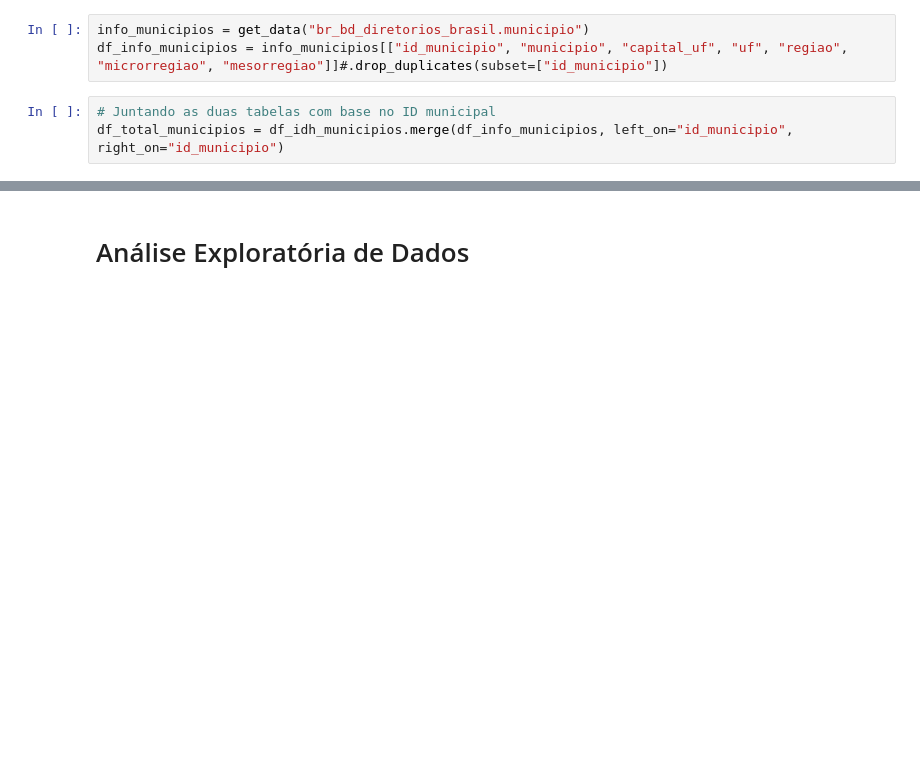
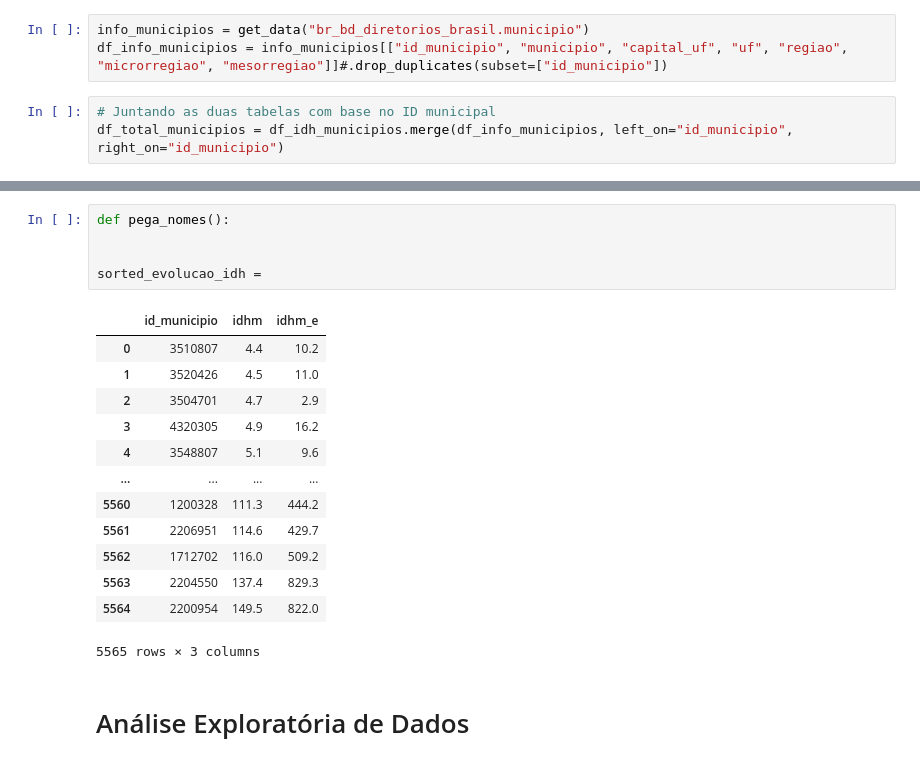
Before and after one commit to UFRJ-Analytica/odd2021, a Jupyter notebook: edit_teste_cliente_basedosdados.ipynb, the cells around one changed output, grey strips where cells are left out. Cells and saved outputs as stored; diff of their text form; blank space fills up the shorter version.

```diff
--- a/edit_teste_cliente_basedosdados.ipynb
+++ b/edit_teste_cliente_basedosdados.ipynb
@@ -50,3 +140,22 @@ df_total_municipios.head(5)
+# %%
+def pega_nomes():
+
+
+sorted_evolucao_idh =
+# %% [output]
+|  | id_municipio | idhm | idhm_e |
+| 0 | 3510807 | 4.4 | 10.2 |
+| 1 | 3520426 | 4.5 | 11.0 |
+| 2 | 3504701 | 4.7 | 2.9 |
+| 3 | 4320305 | 4.9 | 16.2 |
+| 4 | 3548807 | 5.1 | 9.6 |
+| ... | ... | ... | ... |
+| 5560 | 1200328 | 111.3 | 444.2 |
+| 5561 | 2206951 | 114.6 | 429.7 |
+| 5562 | 1712702 | 116.0 | 509.2 |
+| 5563 | 2204550 | 137.4 | 829.3 |
+| 5564 | 2200954 | 149.5 | 822.0 |
+5565 rows × 3 columns
 # %% [markdown]
 # Análise Exploratória de Dados
 # %%
```
Also changed, not shown: parts of 14 cells of this notebook, 1 other file.
